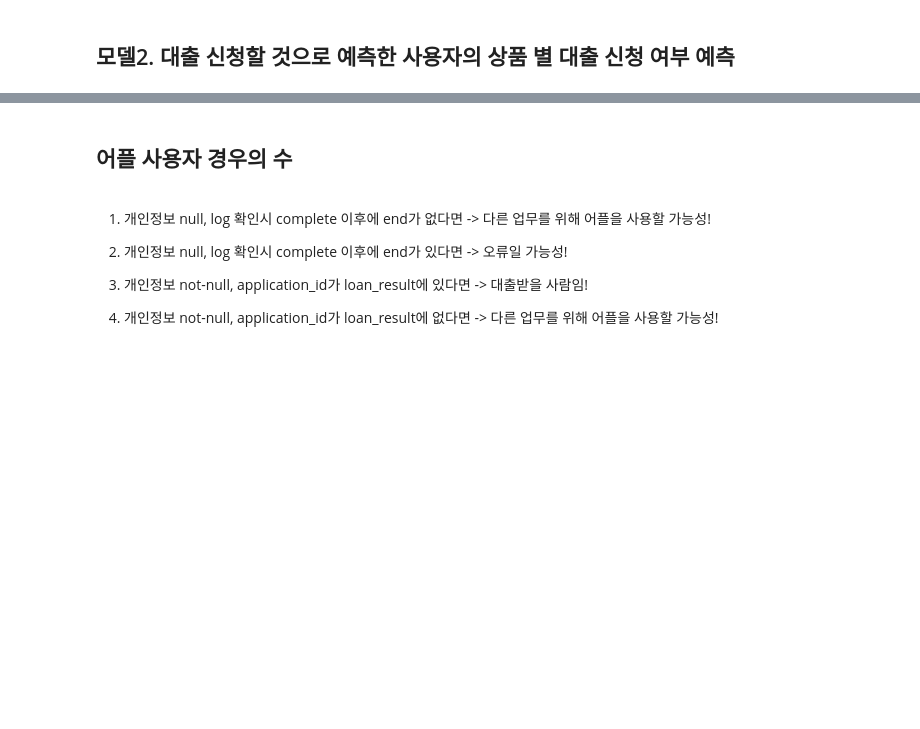
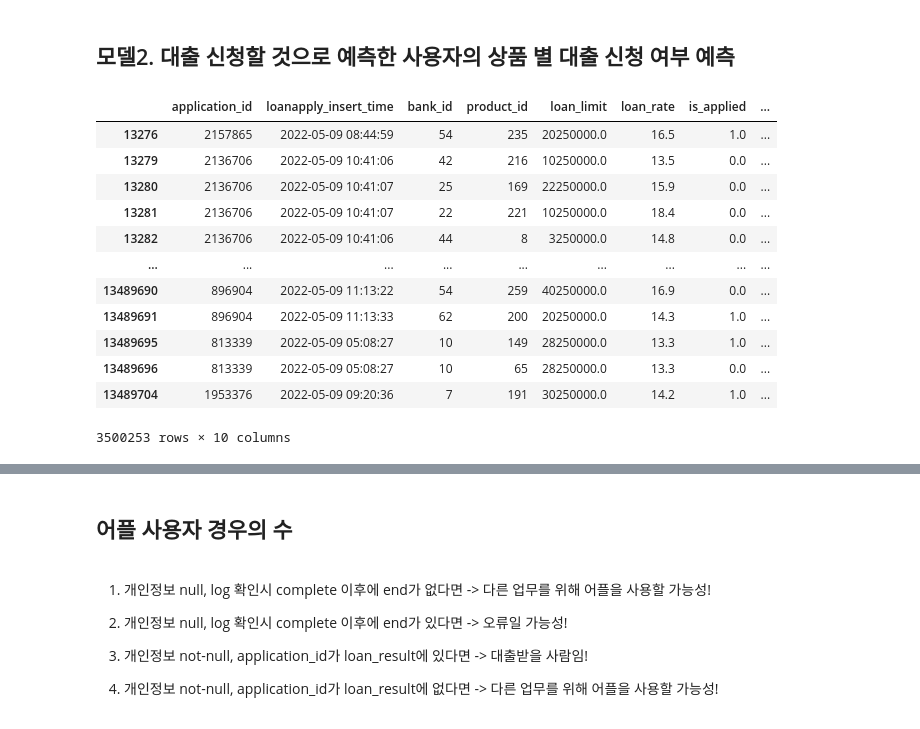
Before and after one commit to lsj7087/22.09_BigContest, a Jupyter notebook: BigContest_Futures_Finda_개짖는소리.ipynb, the cells around one changed output, grey strips where cells are left out. Saved outputs shown, nothing was run; the diff lists cells and outputs as text; code cells hidden in the pictures; blank space fills up the shorter version.

Commit message:
Modeling2_Start

```diff
--- a/BigContest_Futures_Finda_개짖는소리.ipynb
+++ b/BigContest_Futures_Finda_개짖는소리.ipynb
@@ -1361,5 +1418,5 @@ user_spec[user_spec["user_id"]==400024]
 # %% [markdown]
 ## 모델2. 대출 신청할 것으로 예측한 사용자의 상품 별 대출 신청 여부 예측
 # %%
-# applied_user_pred_lst라고 만들었다는 가정
-applied_user_pred_lst = user_spec6["user_id"].unique()[0:100]
+applied_pred_appid_valid_lst = x_valid2["application_id"].unique()
+applied_pred_appid_train_lst = x_train.loc[x_train["is_applied"]==1,"application_id"].unique()
@@ -1368,3 +1423,19 @@ loan_result_model2 = loan_result_df[loan_result_df["user_id"].isin(applied_user_
 # %%
-loan_result_model2_valid = loan_result_model2[(loan_result_model2["loanapply_insert_time"] >= '2022-05-10') & (loan_result_model2["loanapply_insert_time"] < '2022-06-01')]
-loan_result_model2_train = loan_result_model2[loan_result_model2["loanapply_insert_time"] < '2022-05-10']
+loan_result_model2_valid = loan_result_df[loan_result_df["application_id"].isin(applied_pred_appid_valid_lst)]
+loan_result_model2_train = loan_result_df[loan_result_df["application_id"].isin(applied_pred_appid_train_lst)]
+# %%
+loan_result_model2_train
+# %% [output]
+|  | application_id | loanapply_insert_time | bank_id | product_id | loan_limit | loan_rate | is_applied | ... |
+| 13276 | 2157865 | 2022-05-09 08:44:59 | 54 | 235 | 20250000.0 | 16.5 | 1.0 | ... |
+| 13279 | 2136706 | 2022-05-09 10:41:06 | 42 | 216 | 10250000.0 | 13.5 | 0.0 | ... |
+| 13280 | 2136706 | 2022-05-09 10:41:07 | 25 | 169 | 22250000.0 | 15.9 | 0.0 | ... |
+| 13281 | 2136706 | 2022-05-09 10:41:07 | 22 | 221 | 10250000.0 | 18.4 | 0.0 | ... |
+| 13282 | 2136706 | 2022-05-09 10:41:06 | 44 | 8 | 3250000.0 | 14.8 | 0.0 | ... |
+| ... | ... | ... | ... | ... | ... | ... | ... | ... |
+| 13489690 | 896904 | 2022-05-09 11:13:22 | 54 | 259 | 40250000.0 | 16.9 | 0.0 | ... |
+| 13489691 | 896904 | 2022-05-09 11:13:33 | 62 | 200 | 20250000.0 | 14.3 | 1.0 | ... |
+| 13489695 | 813339 | 2022-05-09 05:08:27 | 10 | 149 | 28250000.0 | 13.3 | 1.0 | ... |
+| 13489696 | 813339 | 2022-05-09 05:08:27 | 10 | 65 | 28250000.0 | 13.3 | 0.0 | ... |
+| 13489704 | 1953376 | 2022-05-09 09:20:36 | 7 | 191 | 30250000.0 | 14.2 | 1.0 | ... |
+3500253 rows × 10 columns
```
Also changed, not shown: parts of 104 cells of this notebook, 1 other file.
